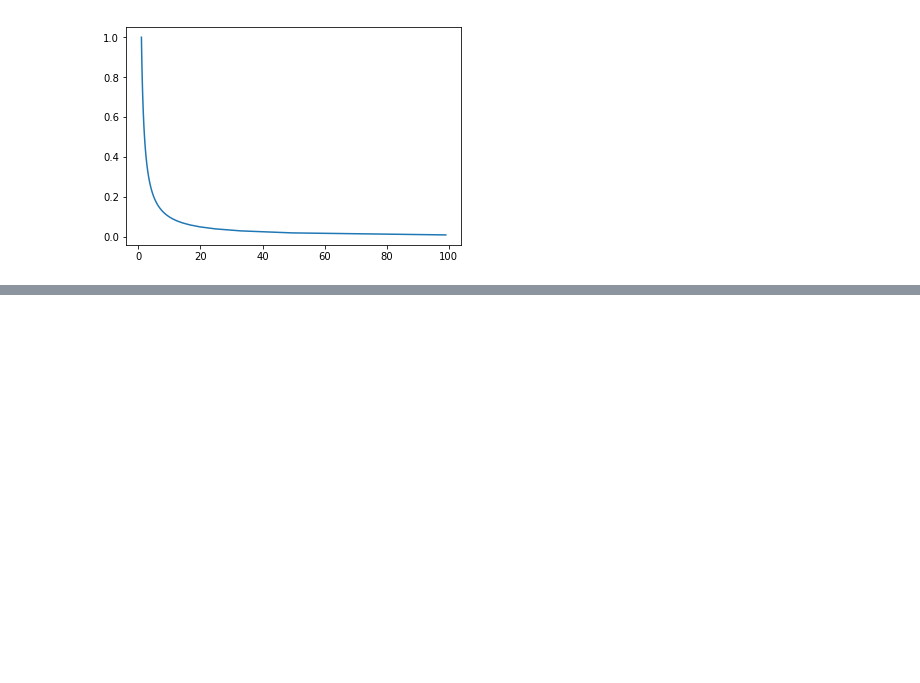
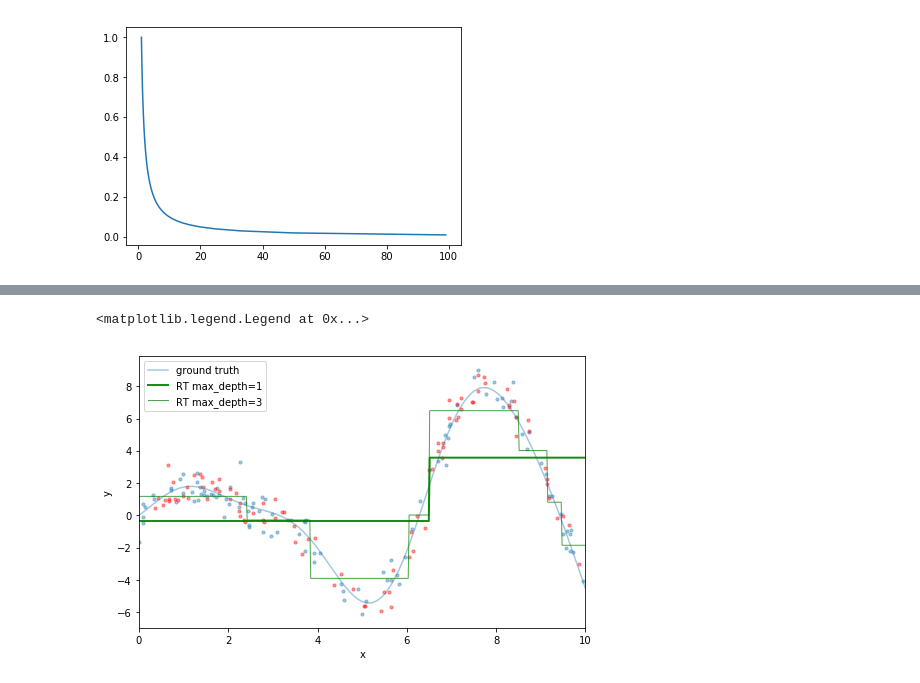
Before and after one commit to doriang102/doriang102.github.io, a Jupyter notebook: notebooks/Classification in Python.ipynb, the cells around one changed output, grey strips where cells are left out. Cells and saved outputs as stored; diff of their text form; code cells hidden in the pictures; blank space fills up the shorter version.

```diff
--- a/notebooks/Classification in Python.ipynb
+++ b/notebooks/Classification in Python.ipynb
@@ -460,0 +538,15 @@ plt.plot(y,x)
+# %%
+from sklearn.tree import DecisionTreeRegressor
+plot_data()
+est = DecisionTreeRegressor(max_depth=1).fit(X_train, y_train)
+plt.plot(x_plot, est.predict(x_plot[:, np.newaxis]),
+         label='RT max_depth=1', color='g', alpha=0.9, linewidth=2)
+
+est = DecisionTreeRegressor(max_depth=3).fit(X_train, y_train)
+plt.plot(x_plot, est.predict(x_plot[:, np.newaxis]),
+         label='RT max_depth=3', color='g', alpha=0.7, linewidth=1)
+
+plt.legend(loc='upper left')
+# %% [output]
+<matplotlib.legend.Legend at 0x...>
+[figure, added]
```
Also changed, not shown: parts of 23 cells of this notebook, 1 other file.
